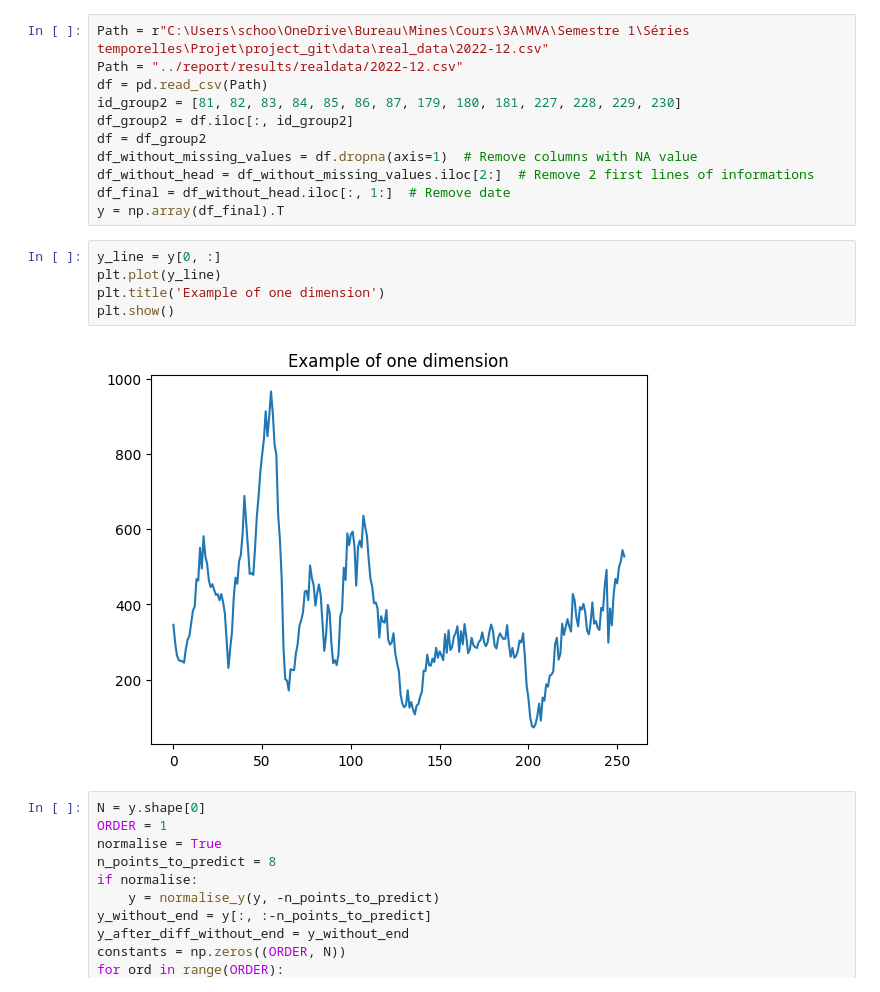
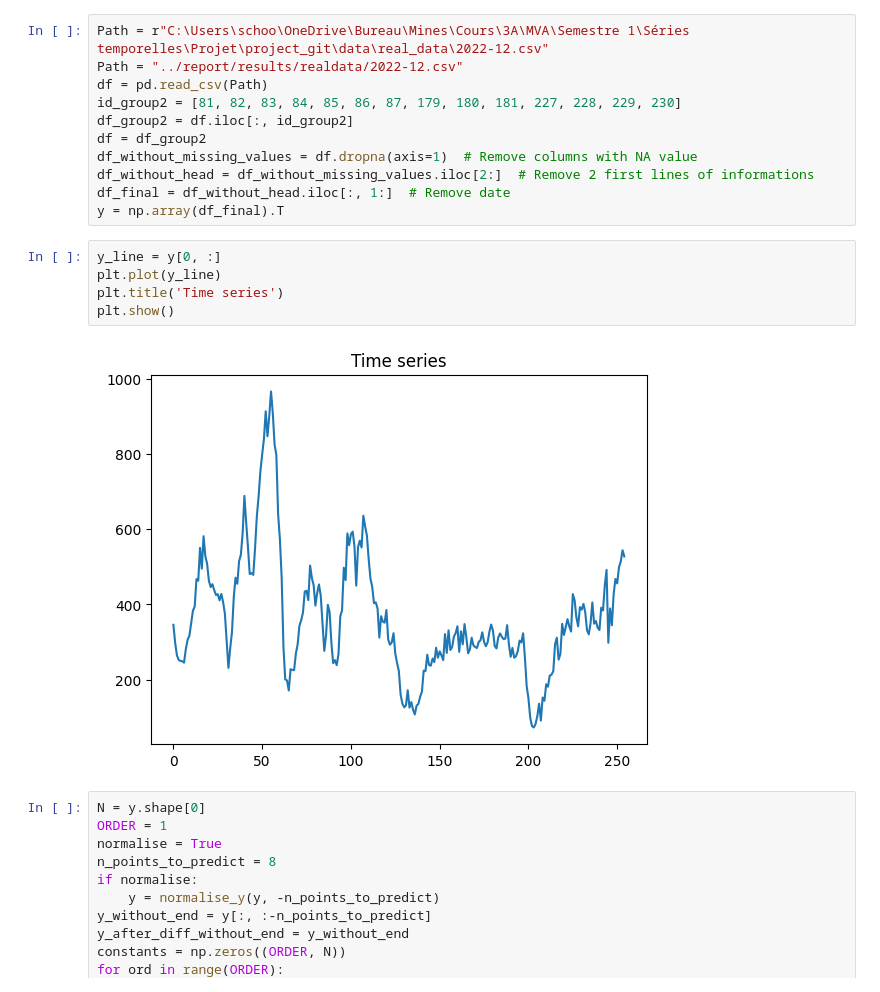
Before and after one commit to ylefay/high_dimensional_vector_autoregression, a Jupyter notebook: scripts/notebooks/industrial_production_forecast.ipynb, the cells around one changed output. Cells and saved outputs as stored; diff of their text form.

```diff
--- a/scripts/notebooks/industrial_production_forecast.ipynb
+++ b/scripts/notebooks/industrial_production_forecast.ipynb
@@ -24,10 +24,10 @@ y = np.array(df_final).T
 # %%
 y_line = y[0, :]
 plt.plot(y_line)
-plt.title('Example of one dimension')
+plt.title('Time series')
 plt.show()
 # %% [output]
-[figure, old version]
+[figure, new version]
 # %%
 N = y.shape[0]
 ORDER = 1
```
Also changed, not shown: parts of 2 cells of this notebook, 1 other file.
